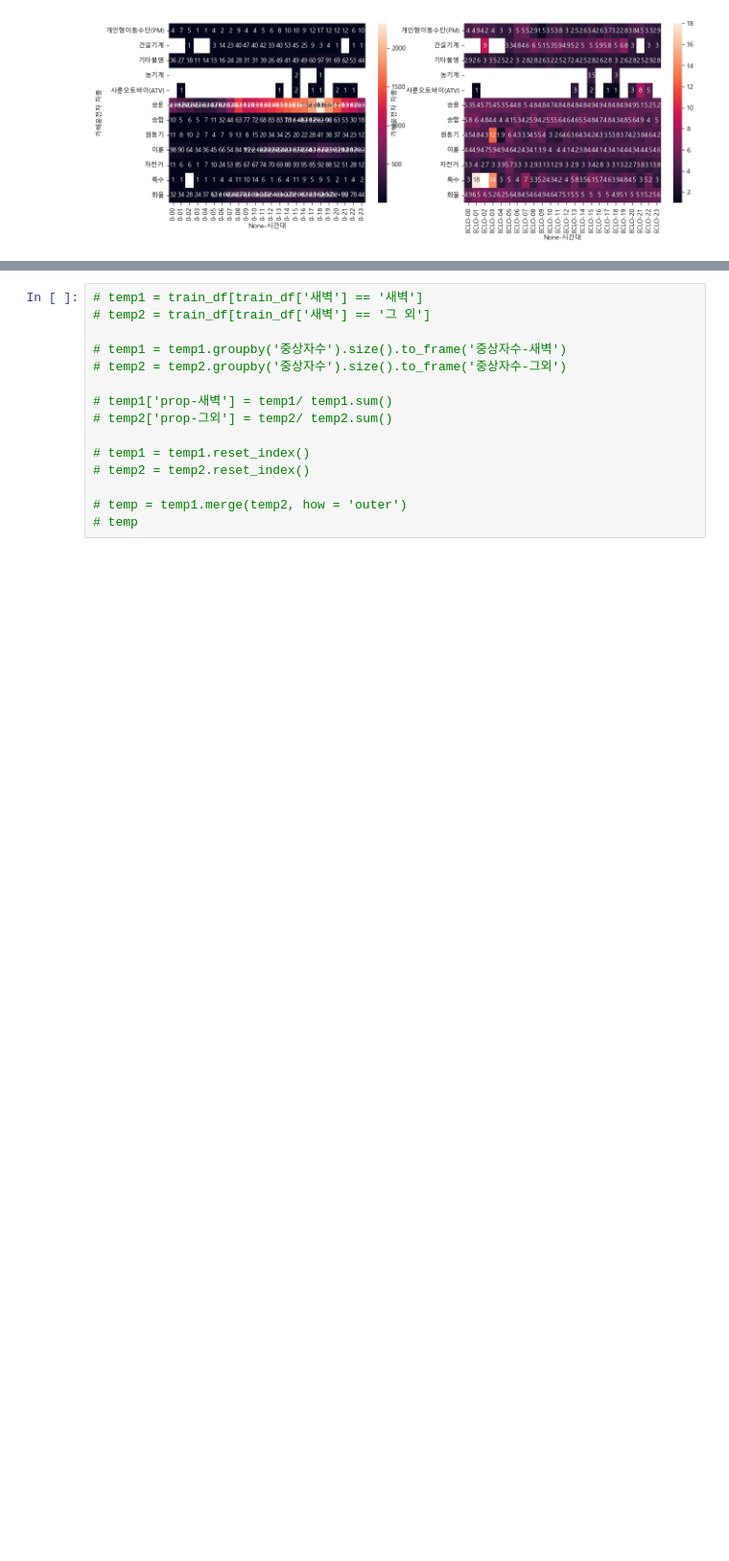
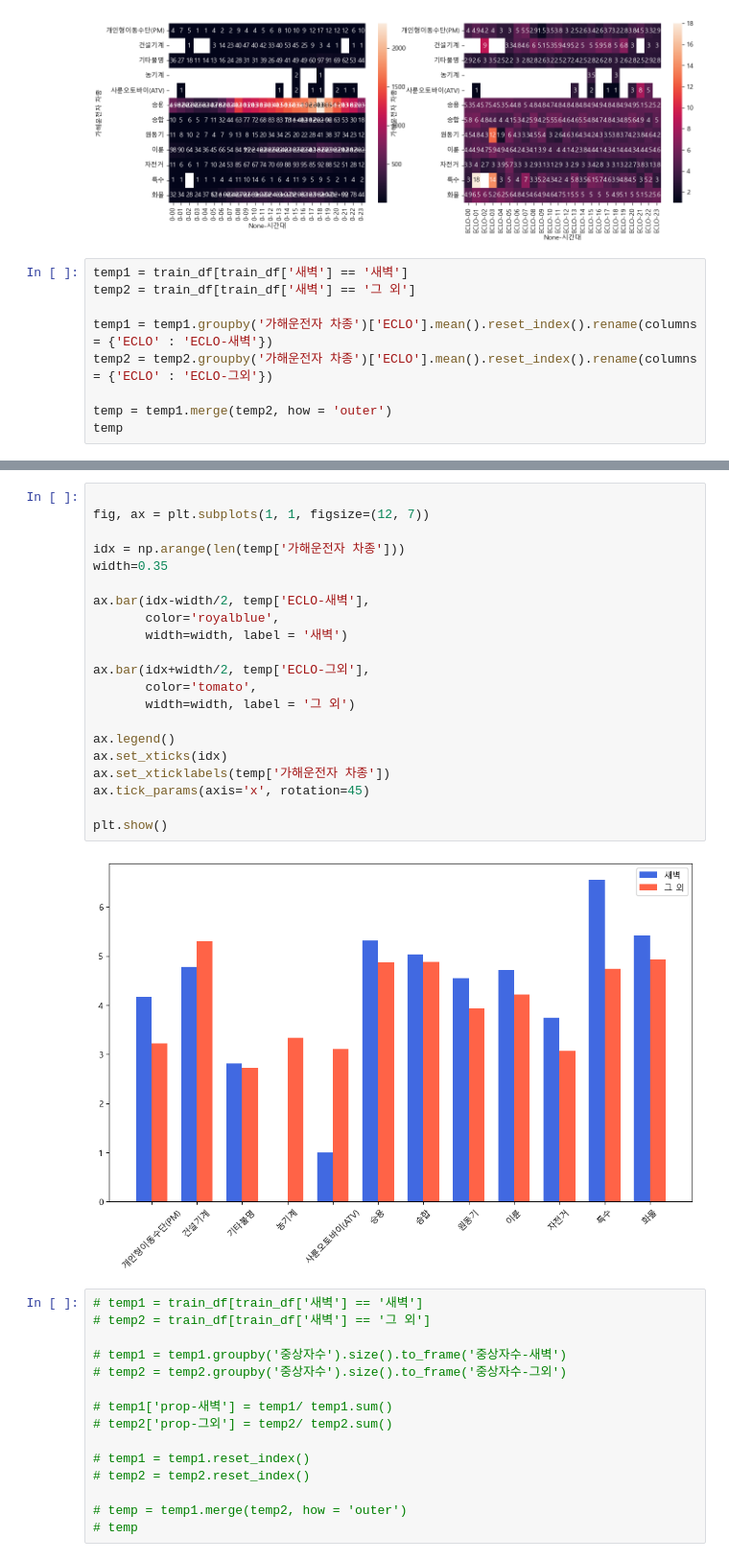
Before and after one commit to Boostcamp-AI-Tech-Recsys-team2/Prediction-of-Traffic-Accident-Victims-in-Daegu, a Jupyter notebook: EDA/EDA_CYH.ipynb, the cells around one changed output, grey strips where cells are left out. Shown at 96% size. Saved outputs shown, nothing was run; the diff lists cells and outputs as text; blank space fills up the shorter version.

```diff
--- a/EDA/EDA_CYH.ipynb
+++ b/EDA/EDA_CYH.ipynb
@@ -217,3 +217,12 @@ sns.heatmap(temp, annot = True, ax = axes[1])
 # %% [output]
 <Axes: xlabel='None-시간대', ylabel='가해운전자 차종'>
 [figure]
+# %%
+temp1 = train_df[train_df['새벽'] == '새벽']
+temp2 = train_df[train_df['새벽'] == '그 외']
+
+temp1 = temp1.groupby('가해운전자 차종')['ECLO'].mean().reset_index().rename(columns = {'ECLO' : 'ECLO-새벽'})
+temp2 = temp2.groupby('가해운전자 차종')['ECLO'].mean().reset_index().rename(columns = {'ECLO' : 'ECLO-그외'})
+
+temp = temp1.merge(temp2, how = 'outer')
+temp
@@ -220,3 +243,26 @@ sns.heatmap(temp, annot = True, ax = axes[1])
+# %%
+
+fig, ax = plt.subplots(1, 1, figsize=(12, 7))
+
+idx = np.arange(len(temp['가해운전자 차종']))
+width=0.35
+
+ax.bar(idx-width/2, temp['ECLO-새벽'],
+       color='royalblue',
+       width=width, label = '새벽')
+
+ax.bar(idx+width/2, temp['ECLO-그외'],
+       color='tomato',
+       width=width, label = '그 외')
+
+ax.legend()
+ax.set_xticks(idx)
+ax.set_xticklabels(temp['가해운전자 차종'])
+ax.tick_params(axis='x', rotation=45)
+
+plt.show()
+# %% [output]
+[figure, added]
 # %%
 # temp1 = train_df[train_df['새벽'] == '새벽']
 # temp2 = train_df[train_df['새벽'] == '그 외']
```
Also changed, not shown: parts of 3 cells of this notebook, 1 other file.
